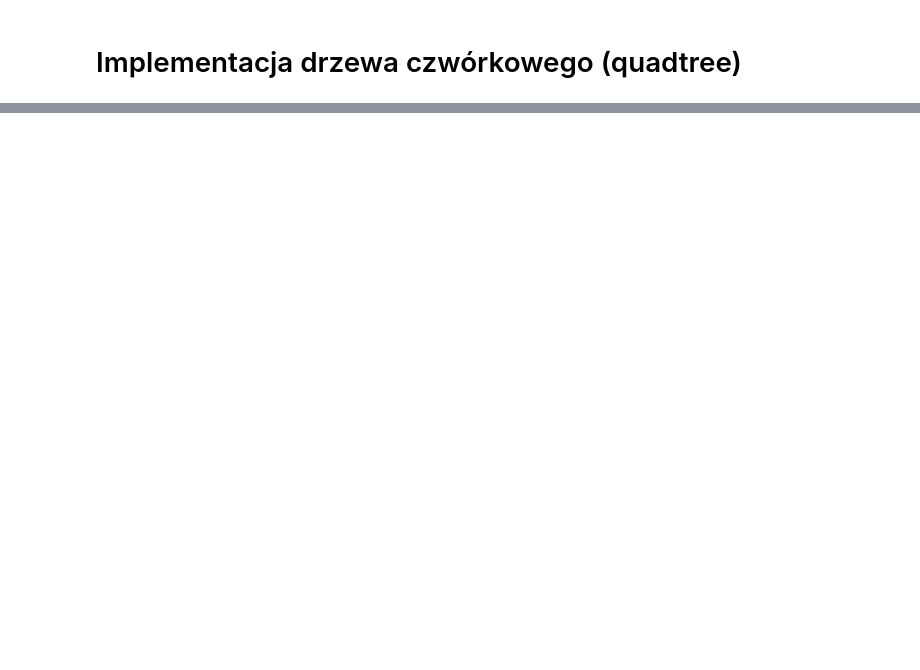
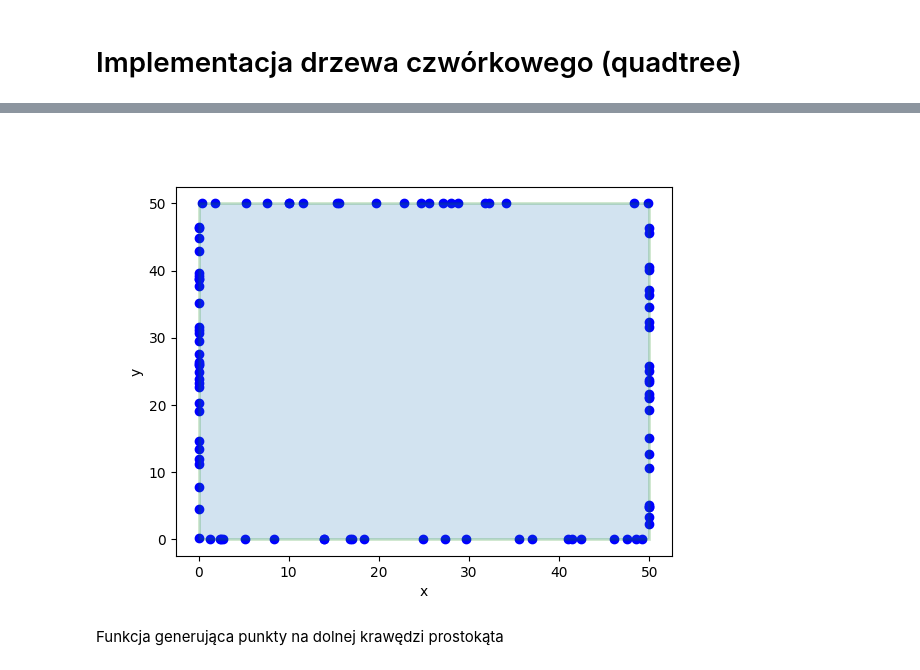
Before and after one commit to Karol1092/quadtree-kdtree, a Jupyter notebook: quadtree/main.ipynb, the cells around one changed output, grey strips where cells are left out. Drawn from its saved outputs; the diff is of its cells as text; code cells hidden in the pictures; blank space fills up the shorter version.

```diff
--- a/quadtree/main.ipynb
+++ b/quadtree/main.ipynb
@@ -211,0 +468,31 @@ print(test_tree.get_points())
+# %%
+def generate_rectangle_points(boundary: Boundary, n: int) -> list[Point]:
+    a = (boundary.left_down.x, boundary.left_down.y)
+    b = (boundary.right_up.x, boundary.left_down.y)
+    c = (boundary.right_up.x, boundary.right_up.y)
+    d = (boundary.left_down.x, boundary.right_up.y)
+    points = []
+    for _ in range(n):
+        side = np.random.randint(0, 4)
+        t = np.random.uniform(0, 1)
+        if side == 0:
+            x = a[0] + t * (b[0] - a[0])
+            y = a[1]
+        elif side == 1:
+            x = b[0]
+            y = b[1] + t * (c[1] - b[1])
+        elif side == 2:
+            x = c[0] + t * (d[0] - c[0])
+            y = c[1]
+        else:
+            x = d[0]
+            y = d[1] + t * (a[1] - d[1])
+        points.append(Point(x, y))
+
+    return points
+# %%
+visualize_generators(100, generate_rectangle_points).show()
+# %% [output]
+[figure, added]
+# %% [markdown]
+Funkcja generująca punkty na dolnej krawędzi prostokąta
```
Also changed, not shown: parts of 38 cells of this notebook, 7 other files.
